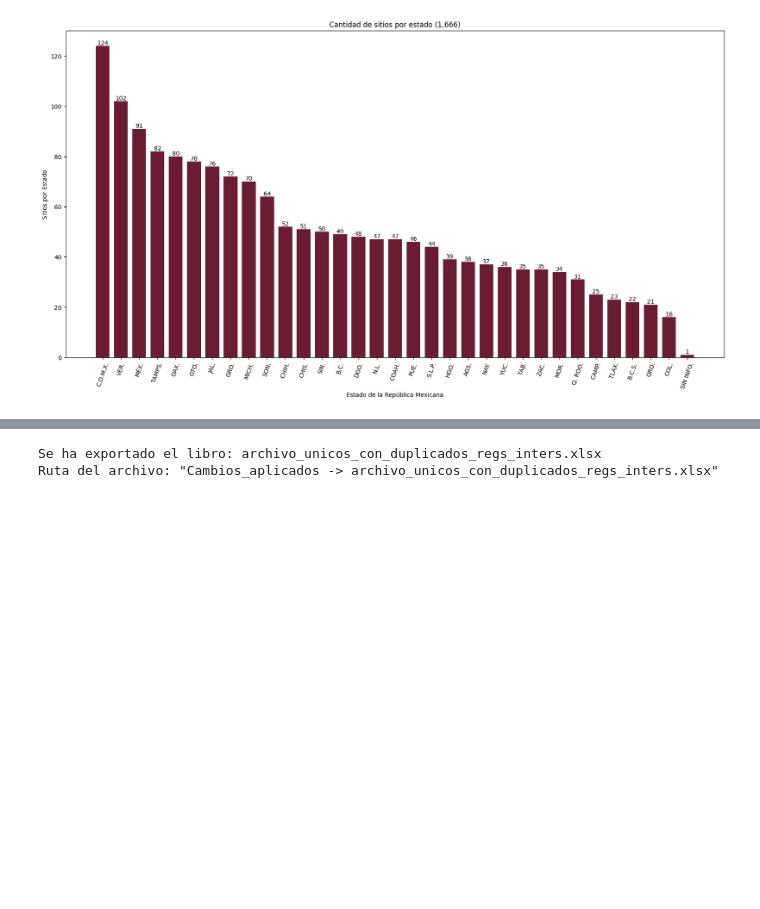
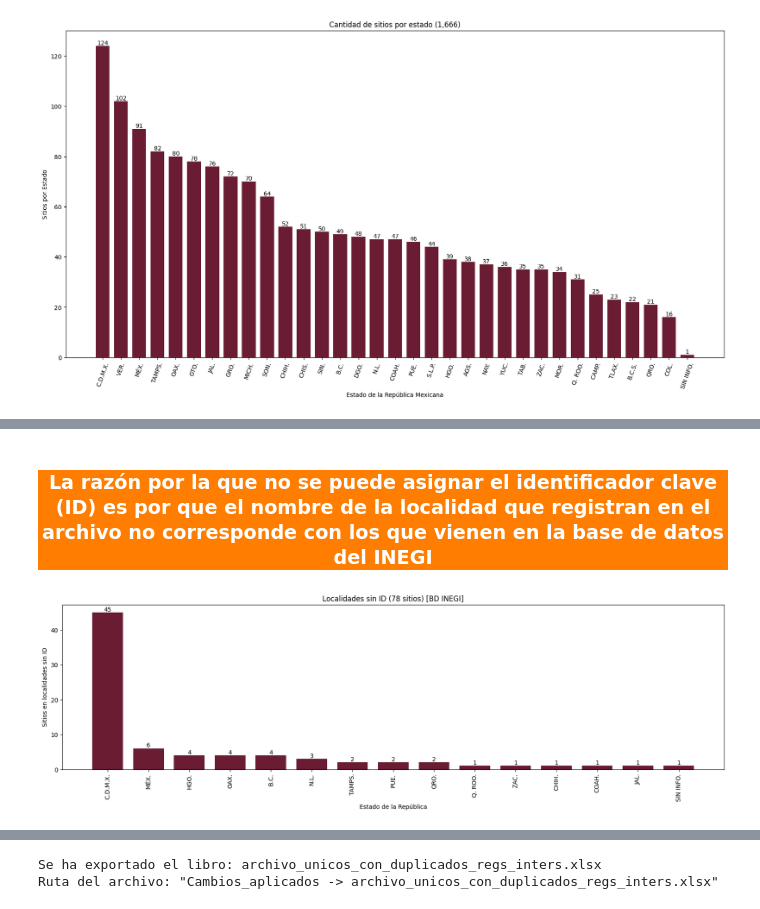
Before and after one commit to DavidItehua/compact_locs_ineg, a Jupyter notebook: v2_main_analisis_info.ipynb, the cells around one changed output, grey strips where cells are left out. Drawn from its saved outputs; the diff is of its cells as text; code cells hidden in the pictures; blank space fills up the shorter version.

```diff
--- a/v2_main_analisis_info.ipynb
+++ b/v2_main_analisis_info.ipynb
@@ -1652,0 +1590,56 @@ plt.show()
+# %%
+#		 ╦  ╔═╗╔═╗╔═╗╦  ╦╔╦╗╔═╗╔╦╗╔═╗╔═╗  ╔═╗╦╔╗╔  ╦╔╦╗    ╦╔╗╔╔═╗╔═╗╦
+#		 ║  ║ ║║  ╠═╣║  ║ ║║╠═╣ ║║║╣ ╚═╗  ╚═╗║║║║  ║ ║║    ║║║║║╣ ║ ╦║
+#		 ╩═╝╚═╝╚═╝╩ ╩╩═╝╩═╩╝╩ ╩═╩╝╚═╝╚═╝  ╚═╝╩╝╚╝  ╩═╩╝────╩╝╚╝╚═╝╚═╝╩
+
+display(HTML('<h3 style="background-color: #ff7d00; color: white; text-align: center;">La razón por la que no se puede asignar el identificador clave (ID) es por que el nombre de la localidad que registran en el archivo no corresponde con los que vienen en la base de datos del INEGI</h3>'))
+
+# creación del conteo por filtro
+locs_sin_id_x_edo = df[(df['id_loc'] == 0)]['Estado*'].value_counts().rename_axis('Estado').reset_index(name='conteo')
+
+locs_sin_id_x_edo = locs_sin_id_x_edo.sort_values(by='conteo', ascending=False)
+
+# creación de la columna acrónimos
+locs_sin_id_x_edo.insert(0, 'acronimo', locs_sin_id_x_edo['Estado'].apply(get_acronym))
+
+# eliminación de la columna estado
+locs_sin_id_x_edo = locs_sin_id_x_edo.drop(columns = ['Estado'])
+
+# total de localidades sin id
+ttl_locs_sin_id = "{:,}".format(locs_sin_id_x_edo['conteo'].sum())
+
+
+# guardar el dataframe conteo de localidades no ubicadas en la db del inegi
+save_df_in_sheet_from_workbook(locs_sin_id_x_edo, 'locs_sin_id_x_edo', wb_original_results)
+
+# *********** CREACIÓN DEL GRÁFICO ************************
+# Crear una figura y un eje
+fig, ax = plt.subplots(figsize=(20, 5))
+
+# Crear un gráfico de barras
+ax.bar( locs_sin_id_x_edo['acronimo'], locs_sin_id_x_edo['conteo'], width=0.75, color='#691C32')
+
+# Agregar etiquetas a las barras
+for x in ax.containers:
+    ax.bar_label(x, label_type='edge', fontsize=10)
+
+# Establecer los títulos y etiquetas de los ejes
+ax.set_title(f'Localidades sin ID ({ttl_locs_sin_id} sitios) [BD INEGI]')
+ax.set_xlabel('Estado de la República', fontsize=10)
+ax.set_ylabel('Sitios en localidades sin ID', fontsize=10)
+
+# cambiar las etiquetas del eje
+# ax.set_xticklabels(labels=conteo_regs_x_dep['acronym'],fontsize=10)
+
+# Girar las etiquetas del eje x
+ax.tick_params(axis='x', labelrotation=90)
+
+# Mostrar el gráfico
+plt.show()
+
+# exportar segmentación
+
+del locs_sin_id_x_edo, ttl_locs_sin_id, fig, ax
+# %% [output]
+La razón por la que no se puede asignar el identificador clave (ID) es por que el nombre de la localidad que registran en el archivo no corresponde con los que vienen en la base de datos del INEGI
+[figure, added]
```
Also changed, not shown: parts of 7 cells of this notebook.
